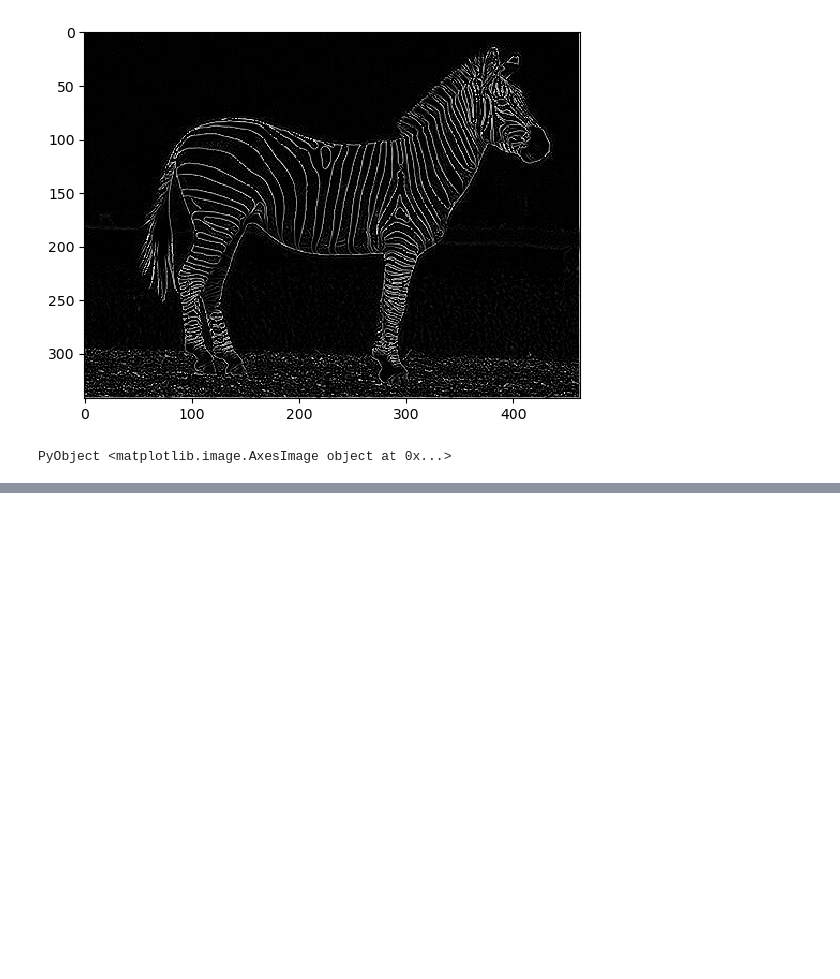
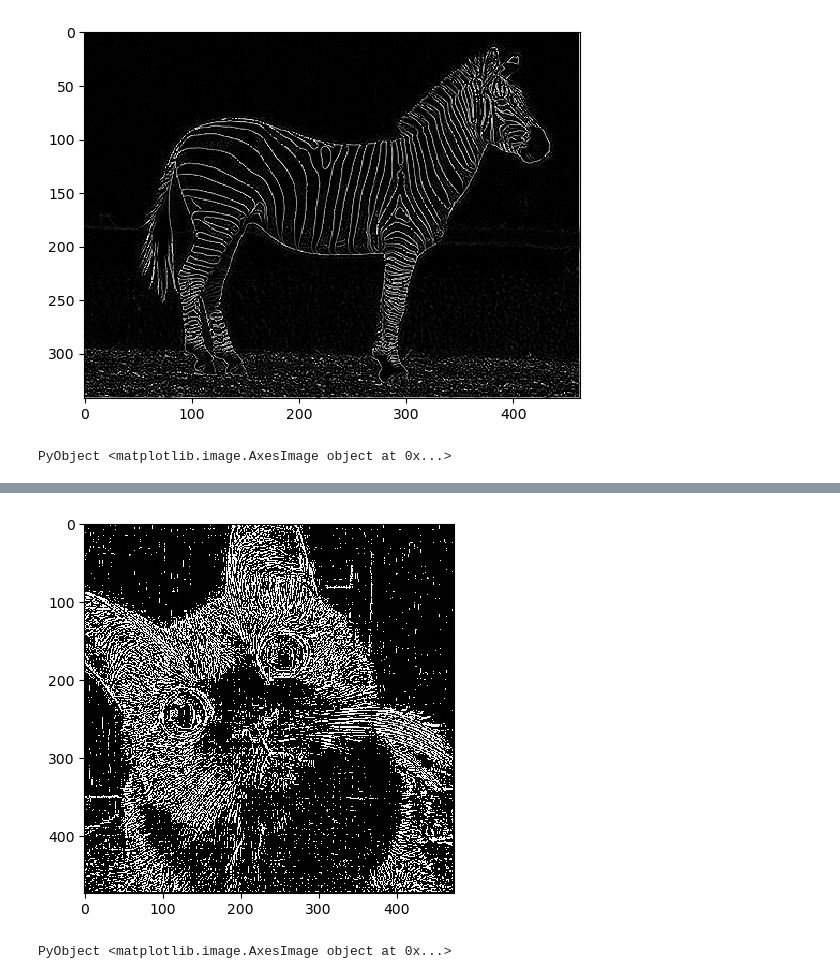
Before and after one commit to TsuMakoto/image-processing-study, a Jupyter notebook: Section05.ipynb, the cells around one changed output, grey strips where cells are left out. Saved outputs shown, nothing was run; the diff lists cells and outputs as text; code cells hidden in the pictures; blank space fills up the shorter version.

```diff
--- a/Section05.ipynb
+++ b/Section05.ipynb
@@ -253,0 +269,7 @@ PyObject <matplotlib.image.AxesImage object at 0x...>
+# %%
+ave_cat = filtering(cat, gaussian_filter(3), 3)
+b = cat - ave_cat
+imshow(b)
+# %% [output]
+[figure, added]
+PyObject <matplotlib.image.AxesImage object at 0x...>
```
Also changed, not shown: parts of 13 cells of this notebook.
